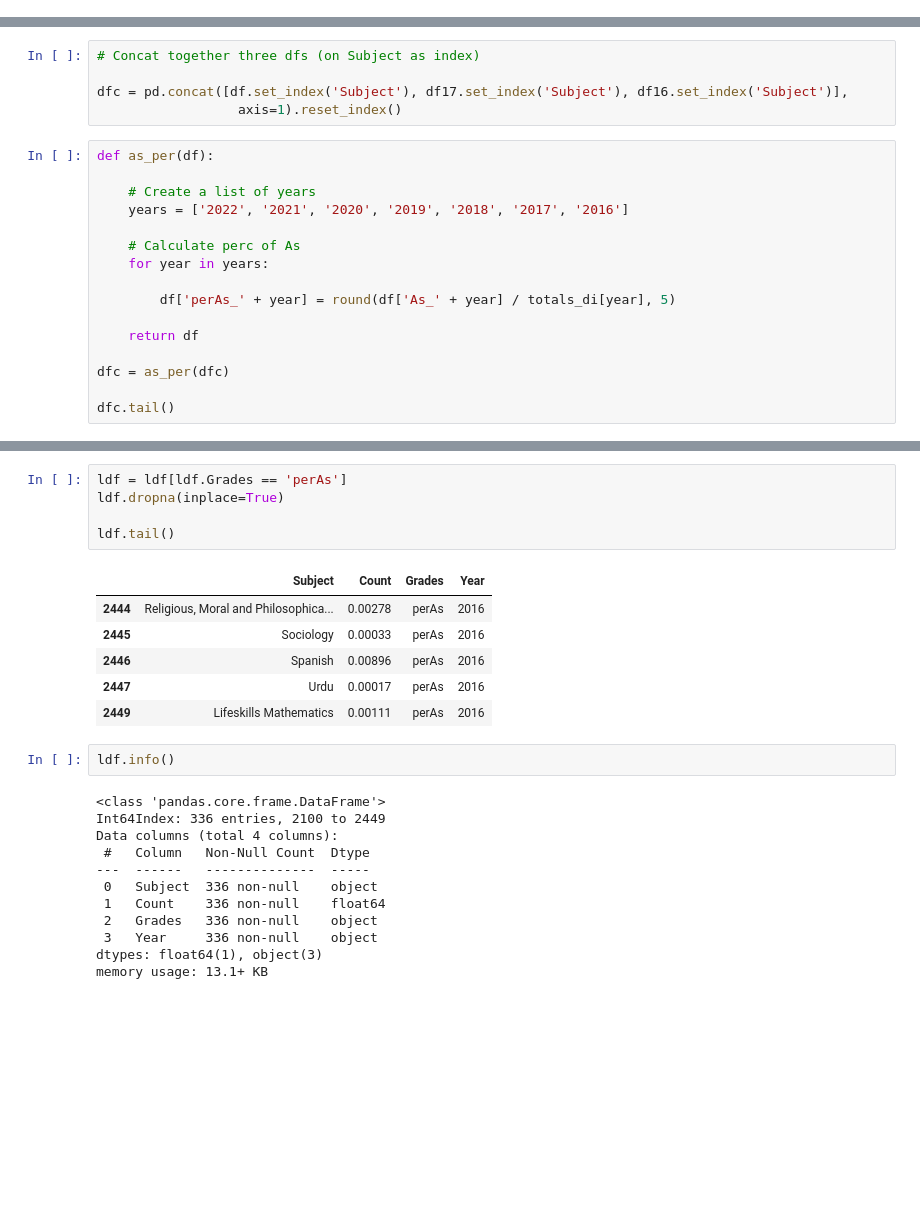
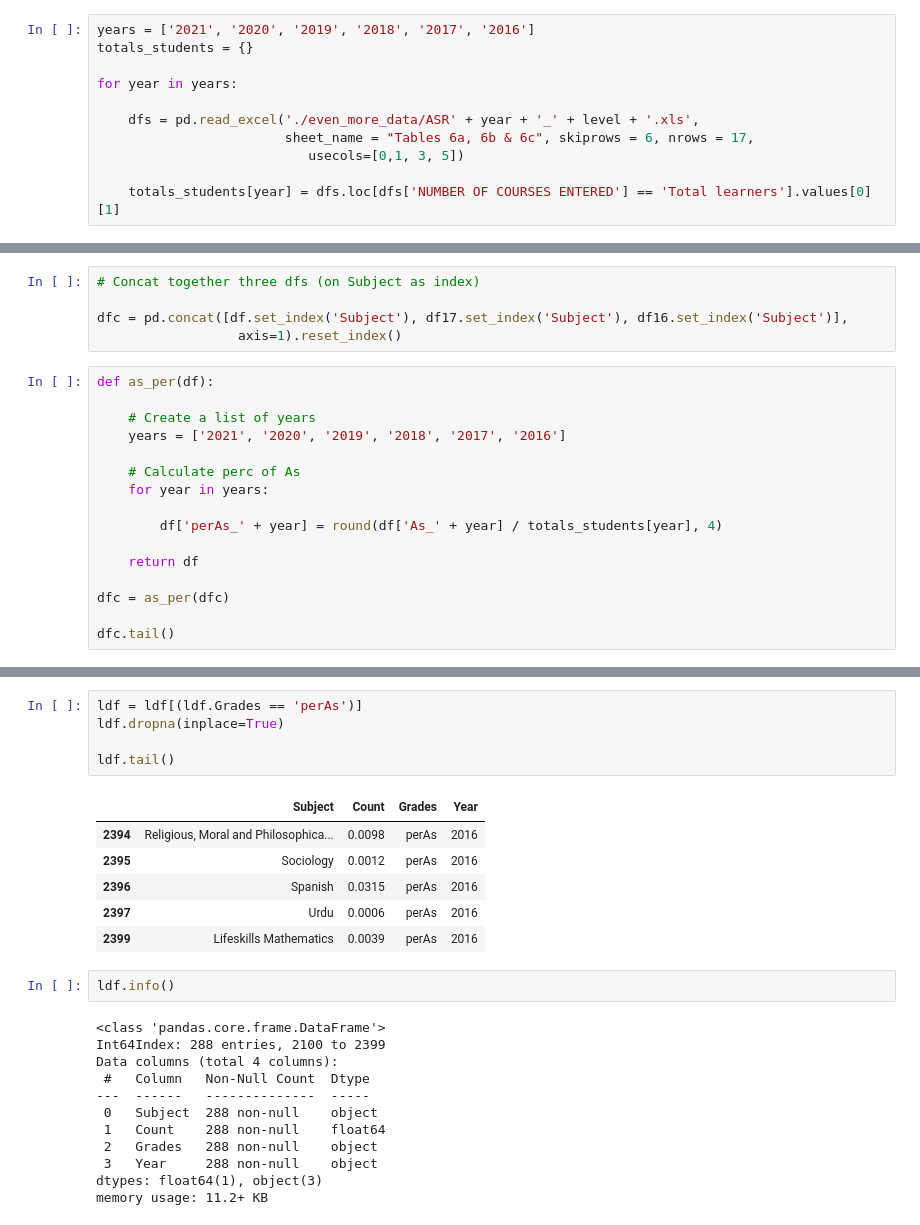
Before and after one commit to mrcrookes/sqa_joiner, a Jupyter notebook: sqa_As_line_per_total.ipynb, the cells around one changed output, grey strips where cells are left out. Saved outputs shown, nothing was run; the diff lists cells and outputs as text; blank space fills up the shorter version.

Commit message:
added student totals

```diff
--- a/sqa_As_line_per_total.ipynb
+++ b/sqa_As_line_per_total.ipynb
@@ -48,3 +48,14 @@ totals_di['2016'] = total16[0]
+# %%
+years = ['2021', '2020', '2019', '2018', '2017', '2016']
+totals_students = {}
+
+for year in years:
+
+    dfs = pd.read_excel('./even_more_data/ASR' + year + '_' + level + '.xls',
+                        sheet_name = "Tables 6a, 6b & 6c", skiprows = 6, nrows = 17,
+                           usecols=[0,1, 3, 5])
+
+    totals_students[year] = dfs.loc[dfs['NUMBER OF COURSES ENTERED'] == 'Total learners'].values[0][1]
 # %%
 def tidy_up_1(df):
 
@@ -186,12 +197,12 @@ dfc = pd.concat([df.set_index('Subject'), df17.set_index('Subject'), df16.set_in
 def as_per(df):
 
     # Create a list of years
-    years = ['2022', '2021', '2020', '2019', '2018', '2017', '2016']
+    years = ['2021', '2020', '2019', '2018', '2017', '2016']
 
     # Calculate perc of As
     for year in years:
 
-        df['perAs_' + year] = round(df['As_' + year] / totals_di[year], 5)
+        df['perAs_' + year] = round(df['As_' + year] / totals_students[year], 4)
 
     return df
 
@@ -229,29 +240,29 @@ ldf.tail()
 # %%
-ldf = ldf[ldf.Grades == 'perAs']
+ldf = ldf[(ldf.Grades == 'perAs')]
 ldf.dropna(inplace=True)
 
 ldf.tail()
 # %% [output]
 |  | Subject | Count | Grades | Year |
-| 2444 | Religious, Moral and Philosophica... | 0.00278 | perAs | 2016 |
-| 2445 | Sociology | 0.00033 | perAs | 2016 |
-| 2446 | Spanish | 0.00896 | perAs | 2016 |
-| 2447 | Urdu | 0.00017 | perAs | 2016 |
-| 2449 | Lifeskills Mathematics | 0.00111 | perAs | 2016 |
+| 2394 | Religious, Moral and Philosophica... | 0.0098 | perAs | 2016 |
+| 2395 | Sociology | 0.0012 | perAs | 2016 |
+| 2396 | Spanish | 0.0315 | perAs | 2016 |
+| 2397 | Urdu | 0.0006 | perAs | 2016 |
+| 2399 | Lifeskills Mathematics | 0.0039 | perAs | 2016 |
 # %%
 ldf.info()
 # %% [output]
 <class 'pandas.core.frame.DataFrame'>
-Int64Index: 336 entries, 2100 to 2449
+Int64Index: 288 entries, 2100 to 2399
 Data columns (total 4 columns):
  #   Column   Non-Null Count  Dtype
 ---  ------   --------------  -----
- 0   Subject  336 non-null    object
- 1   Count    336 non-null    float64
- 2   Grades   336 non-null    object
- 3   Year     336 non-null    object
+ 0   Subject  288 non-null    object
+ 1   Count    288 non-null    float64
+ 2   Grades   288 non-null    object
+ 3   Year     288 non-null    object
 dtypes: float64(1), object(3)
-memory usage: 13.1+ KB
+memory usage: 11.2+ KB
 # %%
 # Plot graph
 
```
Also changed, not shown: parts of 5 cells of this notebook, 51 other files.
